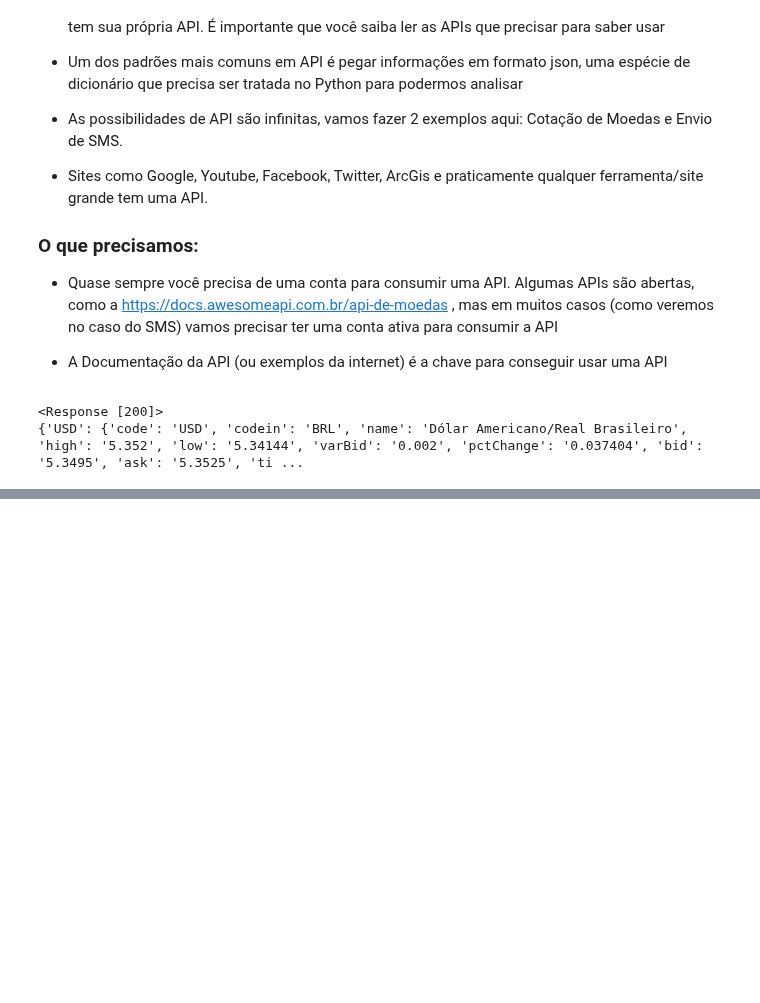
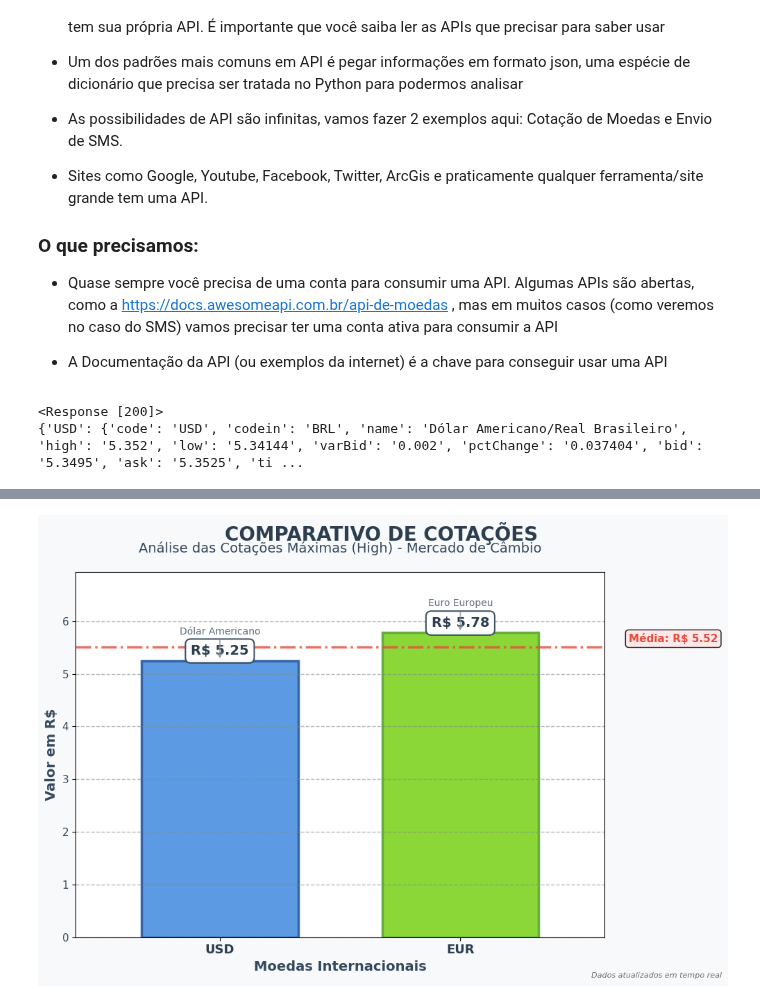
Before and after one commit to thiago207/python-for-data-analysis, a Jupyter notebook: API-JSON/API1.ipynb, the cells around one changed output, grey strips where cells are left out. Saved outputs shown, nothing was run; the diff lists cells and outputs as text; code cells hidden in the pictures; blank space fills up the shorter version.

```diff
--- a/API-JSON/API1.ipynb
+++ b/API-JSON/API1.ipynb
@@ -51,0 +66,88 @@ plt.show()
+# %%
+import matplotlib.pyplot as plt
+
+# Dados de exemplo (substitua pelos seus dados reais)
+moedas = ['USD', 'EUR']
+valores = [5.25, 5.78]
+
+# Configuração da figura com fundo
+plt.figure(figsize=(10, 7), facecolor='#f8f9fa')
+
+# Cores modernas e gradientes simulados
+cores = ['#4a90e2', '#7ed321']  # Azul moderno e verde vibrante
+cores_escuras = ['#2c5aa0', '#5ba832']  # Versões mais escuras para bordas
+
+# Criar as barras principais
+bars = plt.bar(moedas, valores, color=cores, edgecolor=cores_escuras,
+               linewidth=2.5, width=0.65, alpha=0.9)
+
+
+
+# Rótulos de valor nas barras com estilo
+for i, (bar, valor) in enumerate(zip(bars, valores)):
+    altura = bar.get_height()
+    plt.text(bar.get_x() + bar.get_width()/2, altura + max(valores)*0.01,
+             f'R$ {valor:.2f}', ha='center', va='bottom',
+             fontsize=14, fontweight='bold', color='#2c3e50',
+             bbox=dict(boxstyle="round,pad=0.4", facecolor='white',
+                      edgecolor='#34495e', alpha=0.95, linewidth=1.5))
+
+# Título principal com múltiplas linhas
+plt.suptitle('COMPARATIVO DE COTAÇÕES', fontsize=20, fontweight='bold',
+             color='#2c3e50', y=0.95)
+plt.title('Análise das Cotações Máximas (High) - Mercado de Câmbio',
+          fontsize=14, color='#34495e', pad=20)
+
+# Rótulos dos eixos
+plt.ylabel('Valor em R$', fontsize=14, fontweight='bold', color='#34495e')
+plt.xlabel('Moedas Internacionais', fontsize=14, fontweight='bold', color='#34495e')
+
+# Grade personalizada
+plt.grid(axis='y', linestyle='--', alpha=0.6, color='#7f8c8d', linewidth=1)
+
+
+# Linha de referência (média)
+media = sum(valores) / len(valores)
+plt.axhline(y=media, color='#e74c3c', linestyle='-.', linewidth=2.5, alpha=0.8)
+plt.text(len(moedas)-0.3, media + max(valores)*0.015, f'Média: R$ {media:.2f}',
+         fontsize=11, color='#e74c3c', fontweight='bold',
+         bbox=dict(boxstyle="round,pad=0.3", facecolor='#ffe6e6', alpha=0.9))
+
+# Personalizar os ticks e labels
+plt.xticks(fontsize=13, fontweight='bold', color='#2c3e50')
+plt.yticks(fontsize=11, color='#34495e')
+
+# Melhorar os limites dos eixos
+plt.ylim(0, max(valores) * 1.2)
+margin = 0.1
+plt.xlim(-0.5 - margin, len(moedas) - 0.5 + margin)
+
+# Adicionar informações estatísticas
+max_val = max(valores)
+min_val = min(valores)
+variacao = max_val - min_val
+
+
+
+# Adicionar anotações personalizadas para cada moeda
+anotacoes = ['Dólar Americano', 'Euro Europeu']
+for i, (moeda, anotacao) in enumerate(zip(moedas, anotacoes)):
+    plt.annotate(anotacao, xy=(i, valores[i]), xytext=(i, valores[i] + max(valores)*0.08),
+                ha='center', va='bottom', fontsize=10, color='#5d6d7e',
+                arrowprops=dict(arrowstyle='->', color='#85929e', lw=1.5, alpha=0.7))
+
+
+
+
+
+# Ajustar layout
+plt.tight_layout()
+
+# Adicionar watermark/rodapé
+plt.figtext(0.99, 0.01, 'Dados atualizados em tempo real',
+           ha='right', va='bottom', fontsize=8, style='italic',
+           color="#313131", alpha=0.7)
+
+plt.show()
+# %% [output]
+[figure, added]
```
Also changed, not shown: parts of 1 cell of this notebook.
